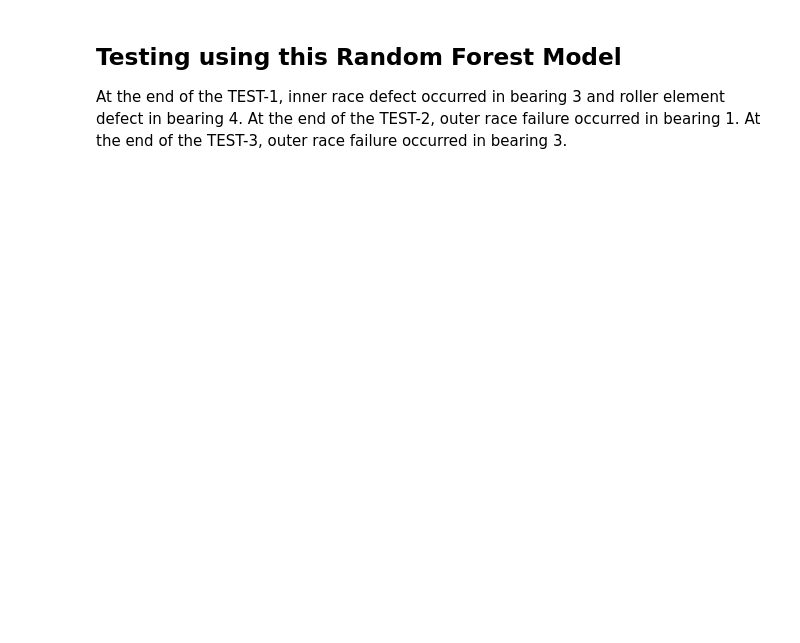
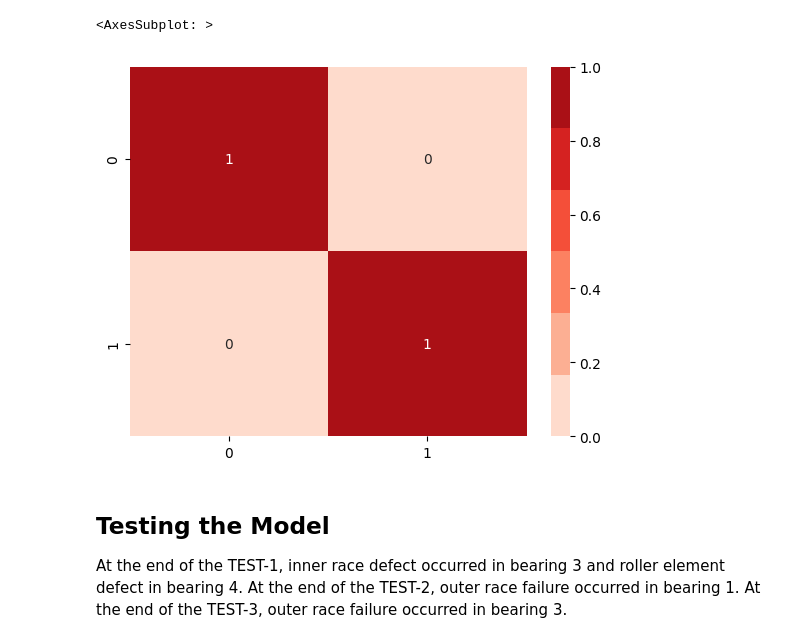
Before and after one commit to ssandra102/anomalous_bearing_detection, a Jupyter notebook: notebook/03-RForest Model.ipynb, the cells around one changed output. Cells and saved outputs as stored; diff of their text form; code cells hidden in the pictures; blank space fills up the shorter version.

```diff
--- a/notebook/03-RForest Model.ipynb
+++ b/notebook/03-RForest Model.ipynb
@@ -3,9 +3,9 @@ import matplotlib.pyplot as plt
 import numpy as np
 import pandas as pd
 import seaborn as sns
-df1=pd.read_csv('Normal_Bearing.csv')
-df2=pd.read_csv('outer_race_fault_test_2.csv')
+df1=pd.read_csv('csv/Normal_Bearing.csv')
+df2=pd.read_csv('csv/outer_race_fault_test_2.csv')
 
 df = pd.concat([df1,df2])
-df.to_csv('The_data_with_normal_orf.csv',index=False)
+df.to_csv('csv/The_data_with_normal_orf.csv',index=False)
 df
@@ -12,22 +26,25 @@ df
 # %%
 X = df.iloc[:,:-1]
 y = df.iloc[:,-1]
 from sklearn.model_selection import train_test_split
 X_train, X_test, y_train, y_test = train_test_split( X, y, test_size=0.20)
 from sklearn.ensemble import RandomForestClassifier
 from sklearn.metrics import confusion_matrix
 
 rf_model = RandomForestClassifier().fit(X_train, y_train)
 y_pred = rf_model.predict(X_test)
 
-labels=['Normal', 'Outer Race', 'Inner Race', 'Roller Element']
+labels=[0, 1]
 
 # creating a confusion matrix
-cm = confusion_matrix(y_test, y_pred,labels=['Normal', 'Outer Race', 'Inner Race', 'Roller Element'], normalize ='true')
+cm = confusion_matrix(y_test, y_pred,labels=[0, 1], normalize ='true')
 colormap = sns.color_palette("Reds")
 sns.heatmap(cm, annot=True,cmap=colormap,xticklabels=labels, yticklabels=labels)
+# %% [output]
+<AxesSubplot: >
+[figure, added]
 # %% [markdown]
-## Testing using this Random Forest Model
+## Testing the Model
 At the end of the TEST-1, inner race defect occurred in bearing 3 and roller element defect in bearing 4.
 At the end of the TEST-2, outer race failure occurred in bearing 1.
 At the end of the TEST-3, outer race failure occurred in bearing 3.
```
Also changed, not shown: parts of 12 cells of this notebook, 11 other files.
